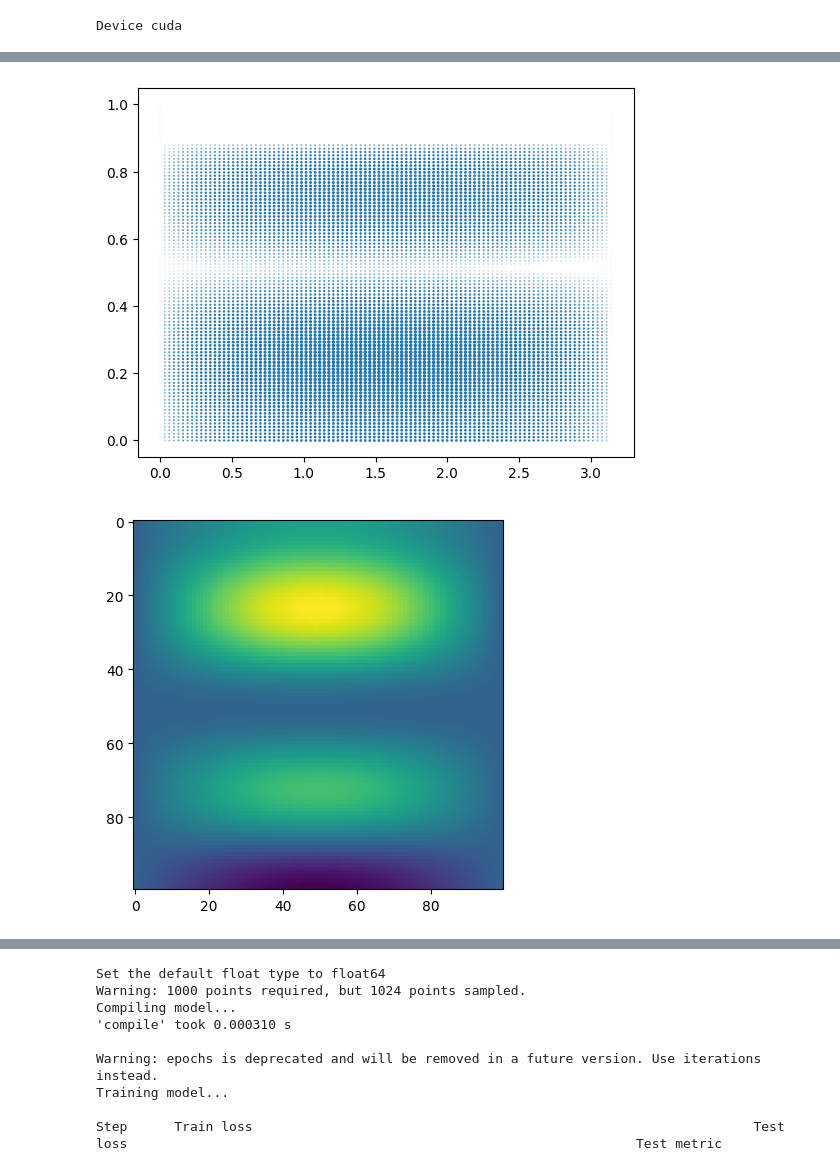
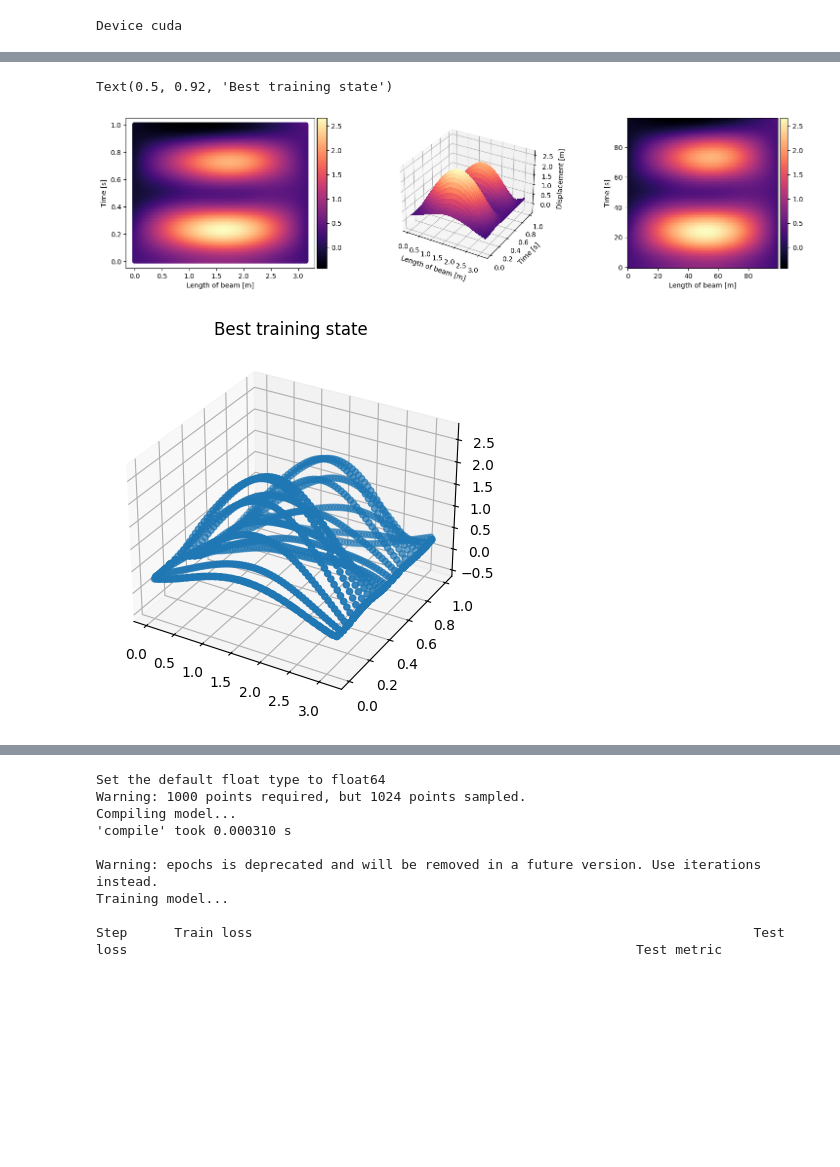
Before and after one commit to phfranz/pinns_for_comp_mech, a Jupyter notebook: beams/Euler_beam_notebook.ipynb, the cells around one changed output, grey strips where cells are left out. Drawn from its saved outputs; the diff is of its cells as text; code cells hidden in the pictures; blank space fills up the shorter version.

Commit message:
visualization of model prediction finished

```diff
--- a/beams/Euler_beam_notebook.ipynb
+++ b/beams/Euler_beam_notebook.ipynb
@@ -117,15 +121,15 @@ lw = [10, 1, 1, 1, 1, 10, 1]
 model = dde.Model(data, net)
 model.compile("adam", lr=0.0001, loss_weights=lw)
 
-model.train(epochs=4000, display_every=100)
+#model.train(epochs=10000, display_every=100)
 
-model.compile("L-BFGS", loss_weights=lw)
+#model.compile("L-BFGS", loss_weights=lw)
 
-losshistory, train_state = model.train(iterations=10000, display_every=100)
+losshistory, train_state = model.train(iterations=10000, display_every=500)
 
 dde.saveplot(losshistory, train_state, issave=True, isplot=True)
 
-dde.save_best_state(train_state, 'best_train_state.dat', 'best_test_state.dat')
+dde.utils.external.save_best_state(train_state, 'best_train_state.dat', 'best_test_state.dat')
 # %% [output]
 Set the default float type to float64
 Warning: 1000 points required, but 1026 points sampled.
@@ -181,58 +180,67 @@ for i in range(2):
 # %%
-# evaluate network better
-
-# spatial_dom = np.linspace(l_spatial,r_spatial,100)
-# temporal_dom = np.linspace(l_time, r_time, 100)
-
-# n_inputs = np.transpose(np.vstack([spatial_dom, temporal_dom]))
-
-# y_pred = model.predict(n_inputs)
-
-# eval_a, eval_b = np.meshgrid(spatial_dom, temporal_dom)
-
-# fig, ax = plt.subplots()
-# im = ax.imshow(y_pred)
-
+#%matplotlib qt
 
 # ----------------------------------------------------------------
 # Evaluate the model
 
 # Define some query points on our compuational domain.
 # Number of points in each dimension:
 x_dim, t_dim = (100, 100)
 
 # Bounds of 'x' and 't':
 x_min, t_min = (l_spatial, l_time)
 x_max, t_max = (r_spatial, r_time)
 
 # Create tensors:
 t = np.linspace(t_min, t_max, num=t_dim).reshape(t_dim, 1)
 x = np.linspace(x_min, x_max, num=x_dim).reshape(x_dim, 1)
 
 xx, tt = np.meshgrid(x, t)
 X = np.vstack((np.ravel(xx), np.ravel(tt))).T
 
 # Compute the model prediction.
-y_pred = model.predict(X) #.reshape(t_dim, x_dim)
+y_pred = model.predict(X)
 
-# from mpl_toolkits.mplot3d import Axes3D
-# from matplotlib import cm
+# -----------------------------------------------------------------
+# Visualize the results
 
-# fig = plt.figure()
-# ax = fig.add_subplot(projection='3d')
-# ax.scatter(xx,tt,y_pred,cmap=cm.magma,linewidth=0,antialiased=False)
-# ax.set_xlim([0,1])
-# ax.set_ylim([0,1])
-# ax.set_zlim([0,1])
+fig = plt.figure(figsize=[18,4]) #figsize=plt.figaspect(0.5)
 
-fig = plt.figure()
-ax = fig.add_subplot()
+# scatterplot view from above
+ax = fig.add_subplot(1, 3, 1)
+scat = ax.scatter(X[:,0], X[:,1], c=y_pred, cmap=cm.magma)
 
-ax.scatter(X[:,0], X[:,1], y_pred)
+divider = make_axes_locatable(ax)
+cax = divider.append_axes('right', size='5%', pad=0.05)
+fig.colorbar(scat, cax=cax, orientation='vertical')
+
+ax.set_xlabel("Length of beam [m]")
+ax.set_ylabel("Time [s]")
+
+# 3d view of how beam deformation evaluates
+ax = fig.add_subplot(1, 3, 2, projection='3d')
+ax.plot_surface(xx,tt,y_pred.reshape(t_dim, x_dim),cmap=cm.magma,linewidth=0,antialiased=False)
+ax.set_xlabel("Length of beam [m]")
+ax.set_ylabel("Time [s]")
+ax.set_zlabel("Displacement [m]")
+
+# imshow picute from above, same as first
+ax = fig.add_subplot(1, 3, 3)
+im = ax.imshow(y_pred.reshape(t_dim, x_dim), cmap=cm.magma, origin='lower')
+ax.set_xlabel("Length of beam [m]")
+ax.set_ylabel("Time [s]")
+
+divider = make_axes_locatable(ax)
+cax = divider.append_axes('right', size='5%', pad=0.05)
+fig.colorbar(im, cax=cax, orientation='vertical')
 
 
-fig, ax = plt.subplots()
-im = ax.imshow(y_pred.reshape(t_dim, x_dim))
+# additional plot of best training state
+best_y_test = np.loadtxt("best_test_state.dat")
+fig, ax = plt.subplots(subplot_kw={"projection": "3d"})
+ax.scatter(best_y_test[:,0], best_y_test[:,1], best_y_test[:,2])
+ax.set_title("Best training state")
 # %% [output]
+Text(0.5, 0.92, 'Best training state')
-[figure, old version]
+[figure, new version]
-[figure, old version]
+[figure, new version]
```
Also changed, not shown: parts of 5 cells of this notebook.
